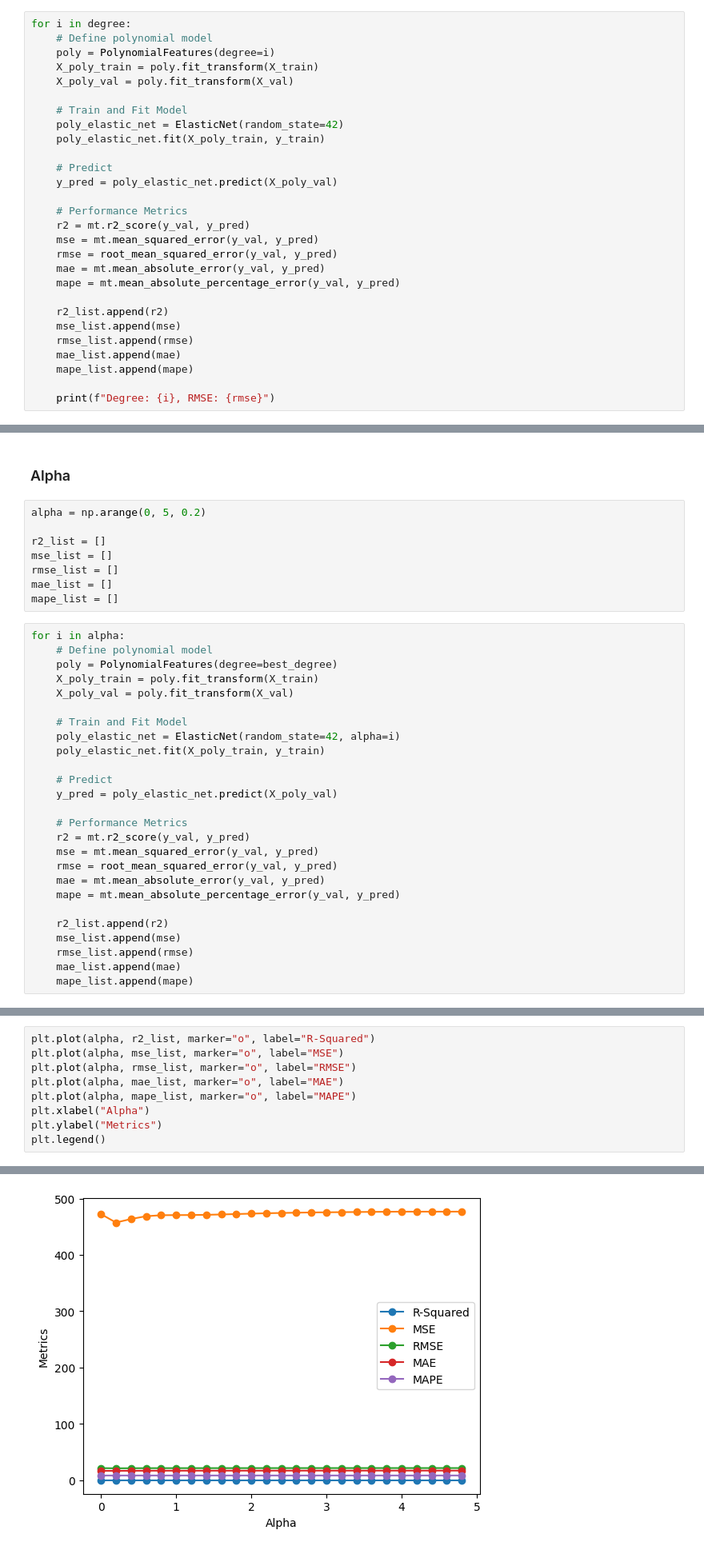
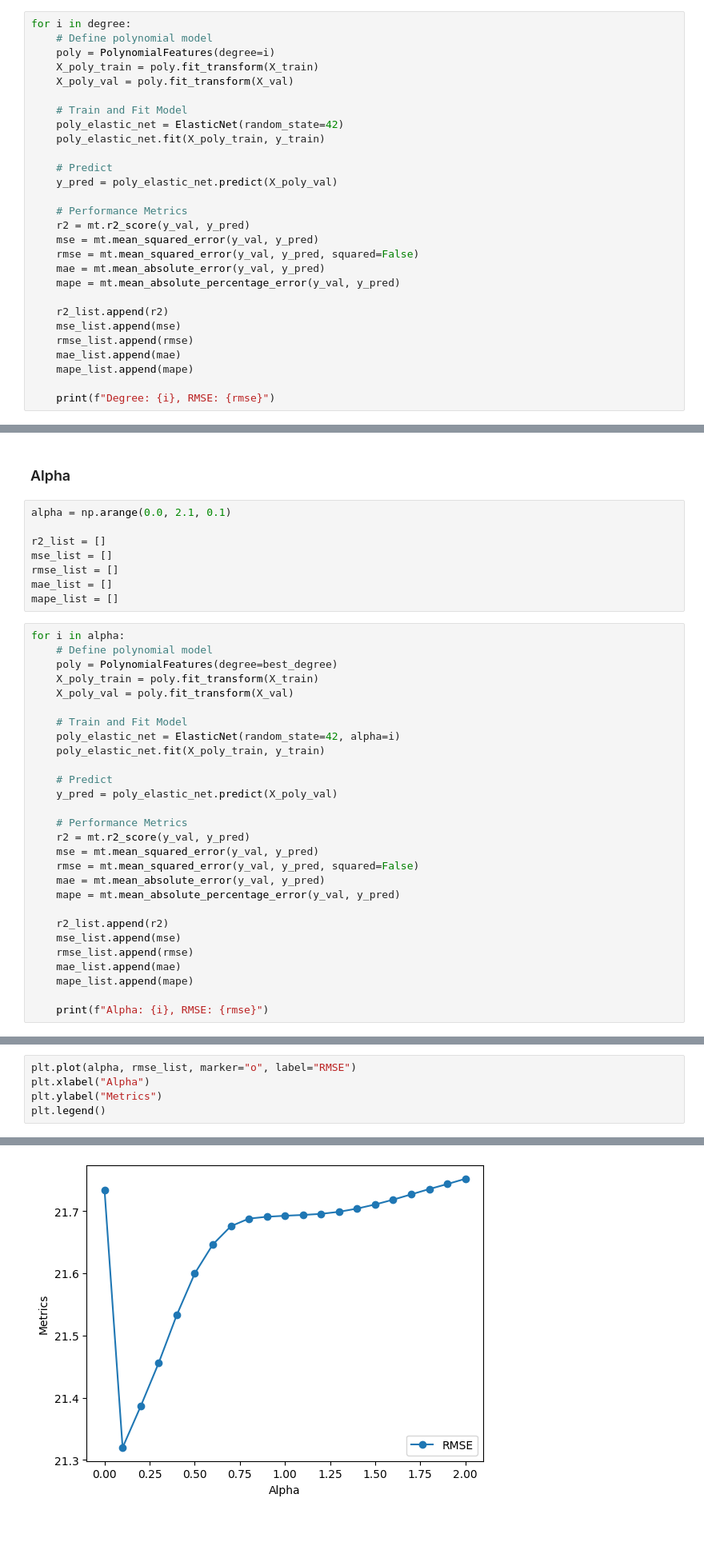
Before and after one commit to eliasbatistasouza/ml_essay, a Jupyter notebook: Regression/Polynomial_Regression_ElasticNet.ipynb, the cells around one changed output, grey strips where cells are left out. Shown at 80% size. Drawn from its saved outputs; the diff is of its cells as text; blank space fills up the shorter version.

```diff
--- a/Regression/Polynomial_Regression_ElasticNet.ipynb
+++ b/Regression/Polynomial_Regression_ElasticNet.ipynb
@@ -135,7 +131,7 @@ for i in degree:
     # Performance Metrics
     r2 = mt.r2_score(y_val, y_pred)
     mse = mt.mean_squared_error(y_val, y_pred)
-    rmse = root_mean_squared_error(y_val, y_pred)
+    rmse = mt.mean_squared_error(y_val, y_pred, squared=False)
     mae = mt.mean_absolute_error(y_val, y_pred)
     mape = mt.mean_absolute_percentage_error(y_val, y_pred)
 
@@ -172,7 +164,7 @@ best_degree
 # %% [markdown]
 ### Alpha
 # %%
-alpha = np.arange(0, 5, 0.2)
+alpha = np.arange(0.0, 2.1, 0.1)
 
 r2_list = []
 mse_list = []
@@ -196,7 +188,7 @@ for i in alpha:
     # Performance Metrics
     r2 = mt.r2_score(y_val, y_pred)
     mse = mt.mean_squared_error(y_val, y_pred)
-    rmse = root_mean_squared_error(y_val, y_pred)
+    rmse = mt.mean_squared_error(y_val, y_pred, squared=False)
     mae = mt.mean_absolute_error(y_val, y_pred)
     mape = mt.mean_absolute_percentage_error(y_val, y_pred)
 
@@ -205,3 +197,5 @@ for i in alpha:
     rmse_list.append(rmse)
     mae_list.append(mae)
     mape_list.append(mape)
+
+    print(f"Alpha: {i}, RMSE: {rmse}")
@@ -208,13 +220,9 @@ for i in alpha:
 # %%
-plt.plot(alpha, r2_list, marker="o", label="R-Squared")
-plt.plot(alpha, mse_list, marker="o", label="MSE")
 plt.plot(alpha, rmse_list, marker="o", label="RMSE")
-plt.plot(alpha, mae_list, marker="o", label="MAE")
-plt.plot(alpha, mape_list, marker="o", label="MAPE")
 plt.xlabel("Alpha")
 plt.ylabel("Metrics")
 plt.legend()
 # %% [output]
 <matplotlib.legend.Legend at 0x...>
-[figure, old version]
+[figure, new version]
 # %%
```
Also changed, not shown: parts of 15 cells of this notebook, 12 other files.
